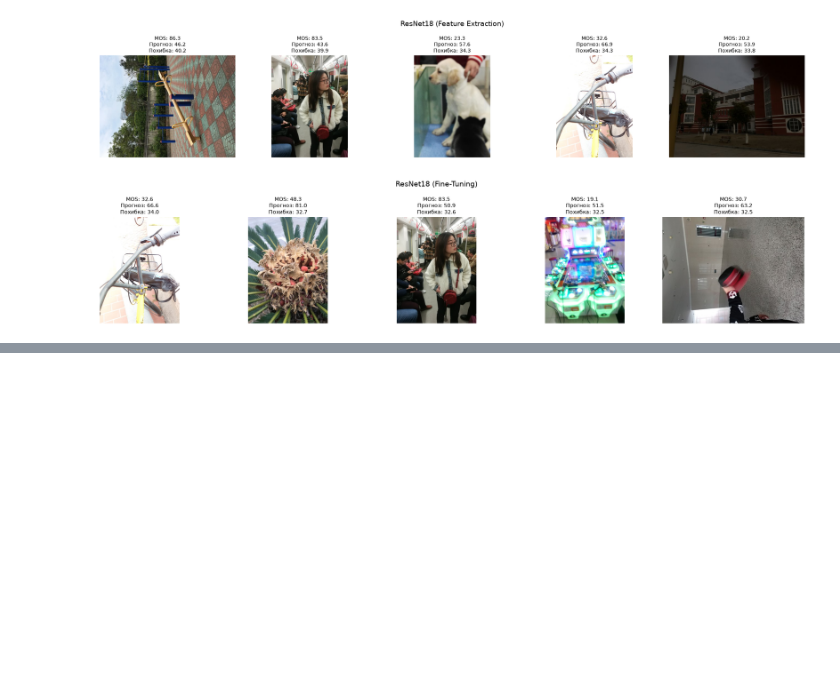
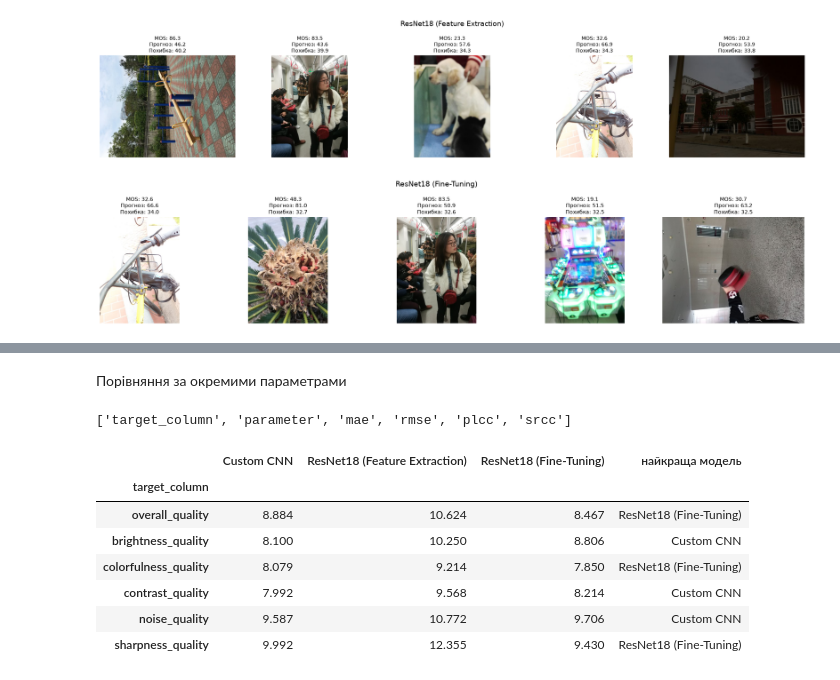
Before and after one commit to nimpo0/PhotoAnalyser, a Jupyter notebook: notebooks/5_model_comparison.ipynb, the cells around one changed output, grey strips where cells are left out. Drawn from its saved outputs; the diff is of its cells as text; code cells hidden in the pictures; blank space fills up the shorter version.

```diff
--- a/notebooks/5_model_comparison.ipynb
+++ b/notebooks/5_model_comparison.ipynb
@@ -197,0 +456,37 @@ for prefix in MODEL_PREFIXES:
+# %% [markdown]
+Порівняння за окремими параметрами
+# %%
+target_files = {
+    prefix: RESULTS_DIRECTORY / f"{prefix}_metrics_by_target.csv"
+    for prefix in MODEL_PREFIXES
+}
+
+by_target = {
+    prefix: pd.read_csv(path)
+    for prefix, path in target_files.items()
+    if path.exists()
+}
+
+print(list(by_target.values())[0].columns.tolist())
+
+TARGET_COL = "target_column"
+MAE_COL = "mae"
+
+pivot = pd.DataFrame({
+    NAMES[prefix]: dataframe.set_index(TARGET_COL)[MAE_COL]
+    for prefix, dataframe in by_target.items()
+})
+
+pivot["найкраща модель"] = pivot.idxmin(axis=1)
+
+display(pivot.round(3))
+# %% [output]
+['target_column', 'parameter', 'mae', 'rmse', 'plcc', 'srcc']
+|  | Custom CNN | ResNet18 (Feature Extraction) | ResNet18 (Fine-Tuning) | найкраща модель |
+| target_column |  |  |  |  |
+| overall_quality | 8.884 | 10.624 | 8.467 | ResNet18 (Fine-Tuning) |
+| brightness_quality | 8.100 | 10.250 | 8.806 | Custom CNN |
+| colorfulness_quality | 8.079 | 9.214 | 7.850 | ResNet18 (Fine-Tuning) |
+| contrast_quality | 7.992 | 9.568 | 8.214 | Custom CNN |
+| noise_quality | 9.587 | 10.772 | 9.706 | Custom CNN |
+| sharpness_quality | 9.992 | 12.355 | 9.430 | ResNet18 (Fine-Tuning) |
```
Also changed, not shown: parts of 14 cells of this notebook.
